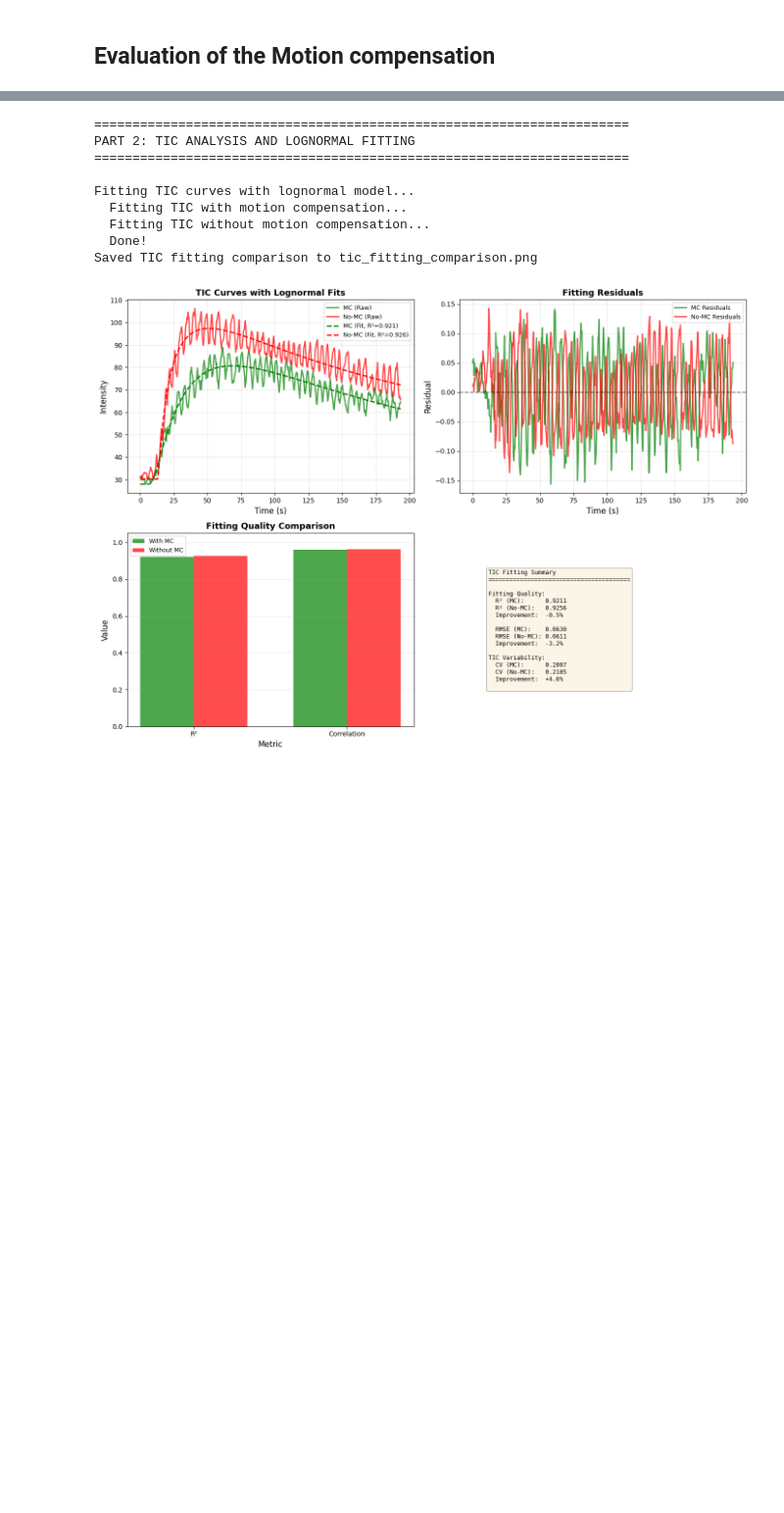
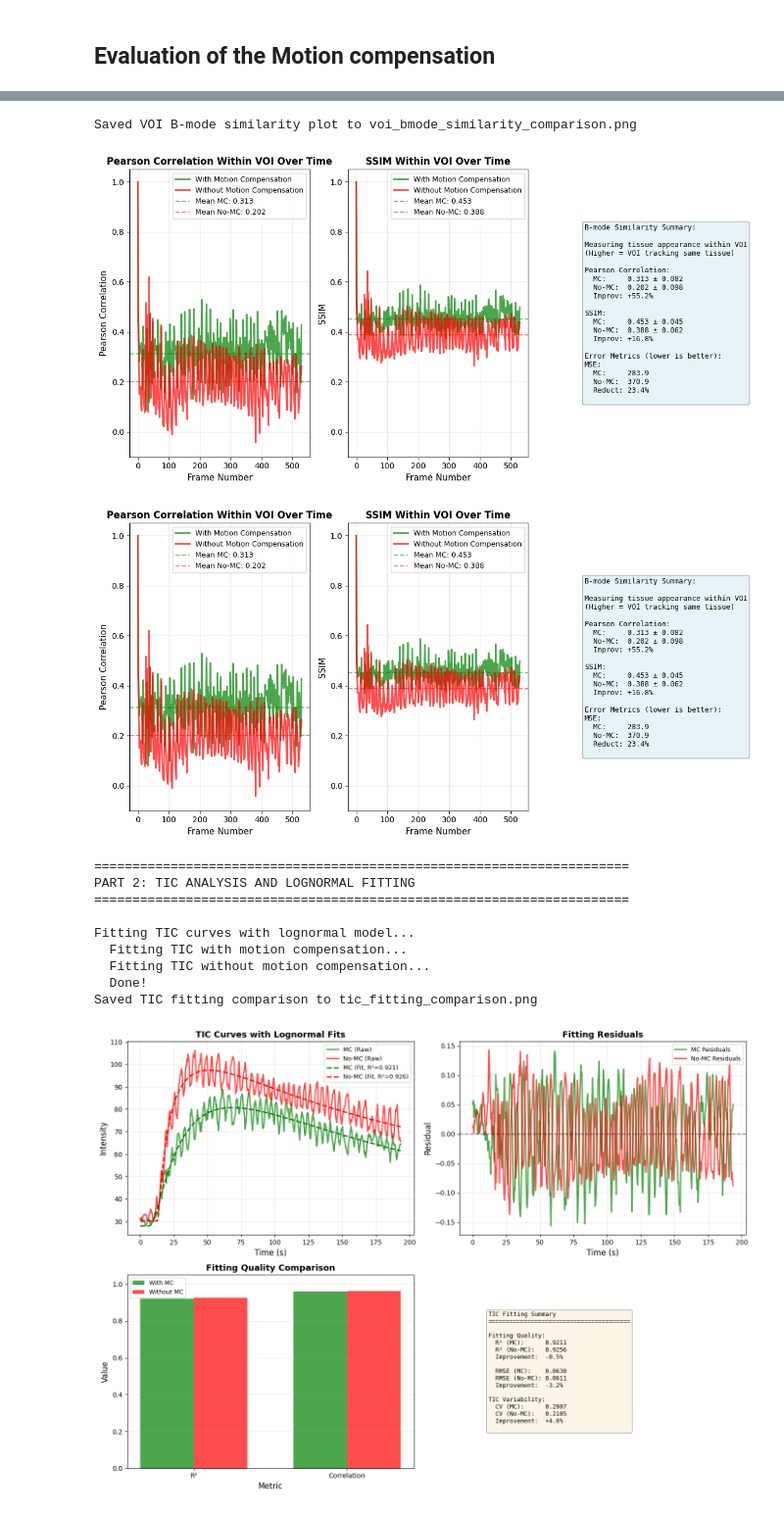
Before and after one commit to TUL-Dev/QuantUS-Plugins-CEUS, a Jupyter notebook: CLI-Demos/MC_3D_test.ipynb, the cells around one changed output, grey strips where cells are left out. Shown at 98% size. Saved outputs shown, nothing was run; the diff lists cells and outputs as text; code cells hidden in the pictures; blank space fills up the shorter version.

```diff
--- a/CLI-Demos/MC_3D_test.ipynb
+++ b/CLI-Demos/MC_3D_test.ipynb
@@ -546,6 +546,15 @@ Error Metrics (Lower is Better):
 ----------------------------------------------------------------------
 MSE            : MC=283.9, No-MC=370.9, Reduction=23.4%
 MAE            : MC=111.6, No-MC=140.1, Reduction=20.3%
+# %%
+plot_voi_bmode_similarity_comparison(
+    voi_results,
+    output_path='voi_bmode_similarity_comparison.png'
+)
+# %% [output]
+Saved VOI B-mode similarity plot to voi_bmode_similarity_comparison.png
+[figure, added]
+[figure, added]
 # %%
 # ============================================================================
 # PART 2: TIC Analysis and Lognormal Fitting
```
Also changed, not shown: parts of 3 cells of this notebook, 3 other files.
